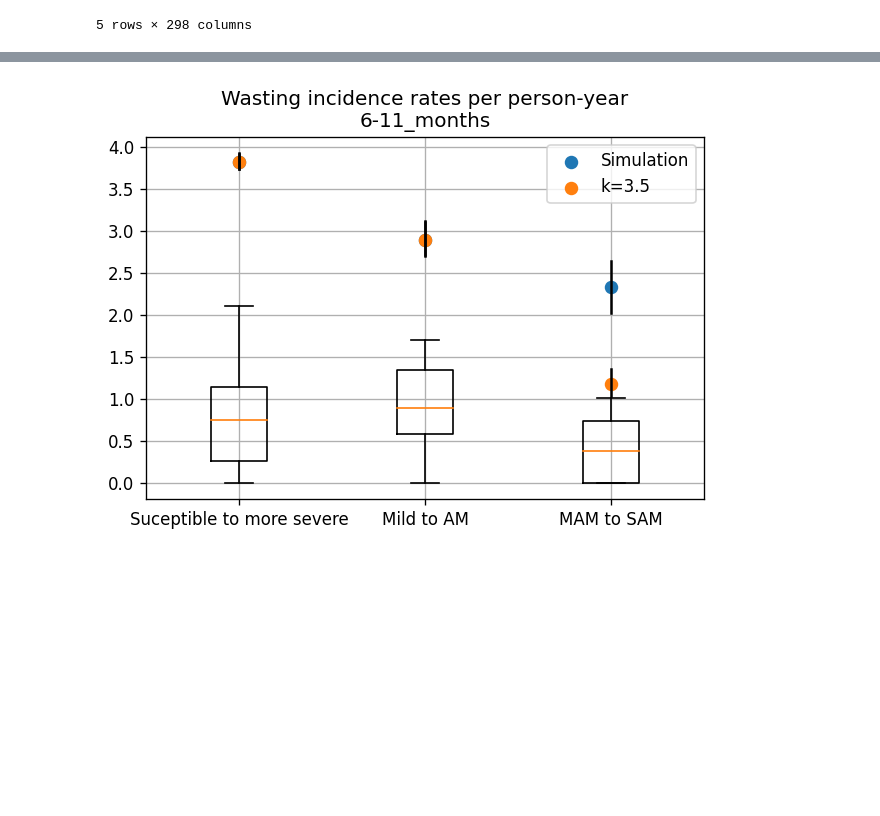
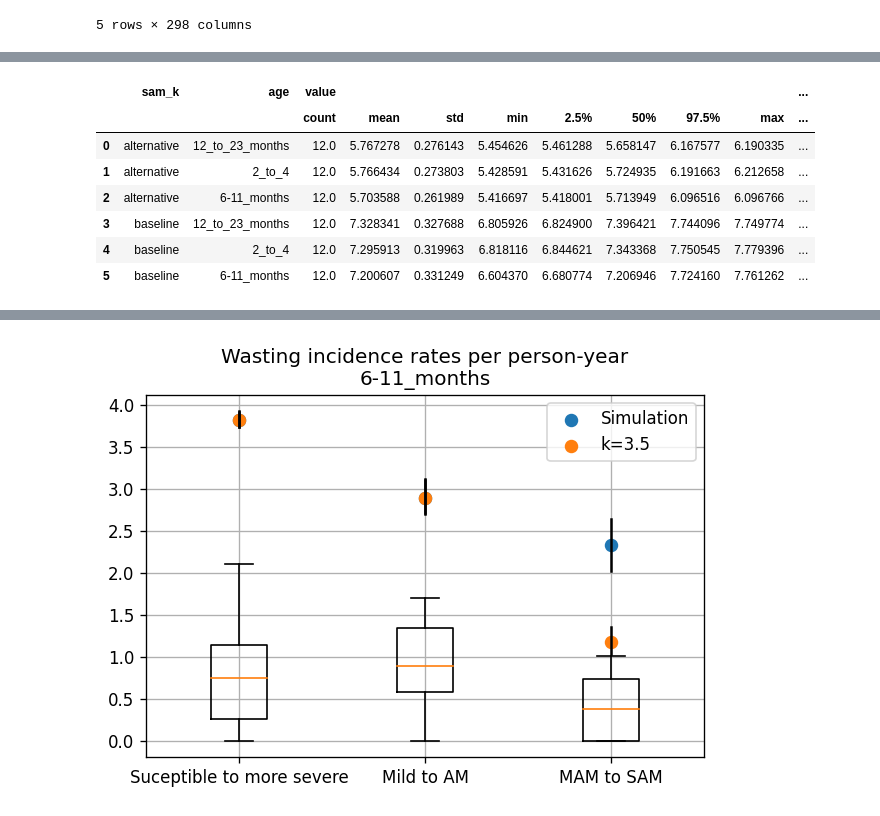
Before and after one commit to ihmeuw/vivarium_research_ciff_sam, a Jupyter notebook: wasting_transitions/alibow_ki_database_rates/KI_rates_5.3.3.ipynb, the cells around one changed output, grey strips where cells are left out. Drawn from its saved outputs; the diff is of its cells as text; code cells hidden in the pictures; blank space fills up the shorter version.

Commit message:
james paper transition rates

```diff
--- a/wasting_transitions/alibow_ki_database_rates/KI_rates_5.3.3.ipynb
+++ b/wasting_transitions/alibow_ki_database_rates/KI_rates_5.3.3.ipynb
@@ -87,0 +72,4 @@ wasting_person_time = pd.read_csv(output_dir + 'wasting_state_person_time.csv').
+# %%
+wasting_transitions = pd.read_csv(output_dir + 'wasting_transition_count.csv').drop(columns='Unnamed: 0')
+wasting_transitions = wasting_transitions.loc[wasting_transitions.scenario=='baseline']
+wasting_transitions.head()
@@ -88,2 +94,30 @@ wasting_person_time = pd.read_csv(output_dir + 'wasting_state_person_time.csv').
+# %%
+def calculate_tx_rate(severity, coverage):
+    if severity=='mam':
+        state = 'moderate_acute_malnutrition'
+        transitions = ['moderate_acute_malnutrition_to_mild_child_wasting_event_count']
+        sink = transitions[0]
+    elif severity=='sam':
+        state = 'severe_acute_malnutrition'
+        transitions = ['severe_acute_malnutrition_to_moderate_acute_malnutrition_event_count',
+                      'severe_acute_malnutrition_to_mild_child_wasting_event_count']
+        if coverage=='covered':
+            sink = transitions[1]
+        else:
+            sink = transitions[0]
+
+    t = (wasting_transitions.loc[(wasting_transitions[f'{severity}_treatment']==coverage)
+                                &(wasting_transitions.measure.isin(transitions))
+                                &(wasting_transitions.age.isin(ages))]
+        .groupby(['input_draw','sam_k','age']).sum())[['value']]
+    pt = (wasting_pt.loc[(wasting_pt[f'{severity}_treatment']==coverage)
+                                &(wasting_pt.cause==state)
+                                &(wasting_transitions.age.isin(ages))]
+        .groupby(['input_draw','sam_k','age']).sum())[['value']]
+    rate = (t/pt).groupby(['sam_k','age']).describe(percentiles=[0.025,0.975]).reset_index()
+    rate['source_state'] = state
+
+    rate['sink_state'] = sink
+    return rate
 # %%
 ages = ['6-11_months','12_to_23_months','2_to_4']
@@ -133 +124,16 @@ sam_r_ux
+# %%
+sam_r_tx = calculate_tx_rate('sam', 'covered')
+sam_r_ux = calculate_tx_rate('sam', 'uncovered')
+mam_r_ux = calculate_tx_rate('mam', 'covered')
+mam_r_tx = calculate_tx_rate('mam', 'uncovered')
+sam_r_tx
+# %% [output]
+|  | sam_k | age | value |  |  |  |  |  |  |  | ... |
+|  |  |  | count | mean | std | min | 2.5% | 50% | 97.5% | max | ... |
+| 0 | alternative | 12_to_23_months | 12.0 | 5.767278 | 0.276143 | 5.454626 | 5.461288 | 5.658147 | 6.167577 | 6.190335 | ... |
+| 1 | alternative | 2_to_4 | 12.0 | 5.766434 | 0.273803 | 5.428591 | 5.431626 | 5.724935 | 6.191663 | 6.212658 | ... |
+| 2 | alternative | 6-11_months | 12.0 | 5.703588 | 0.261989 | 5.416697 | 5.418001 | 5.713949 | 6.096516 | 6.096766 | ... |
+| 3 | baseline | 12_to_23_months | 12.0 | 7.328341 | 0.327688 | 6.805926 | 6.824900 | 7.396421 | 7.744096 | 7.749774 | ... |
+| 4 | baseline | 2_to_4 | 12.0 | 7.295913 | 0.319963 | 6.818116 | 6.844621 | 7.343368 | 7.750545 | 7.779396 | ... |
+| 5 | baseline | 6-11_months | 12.0 | 7.200607 | 0.331249 | 6.604370 | 6.680774 | 7.206946 | 7.724160 | 7.761262 | ... |
 # %%
```
Also changed, not shown: parts of 11 cells of this notebook, 3 other files.
